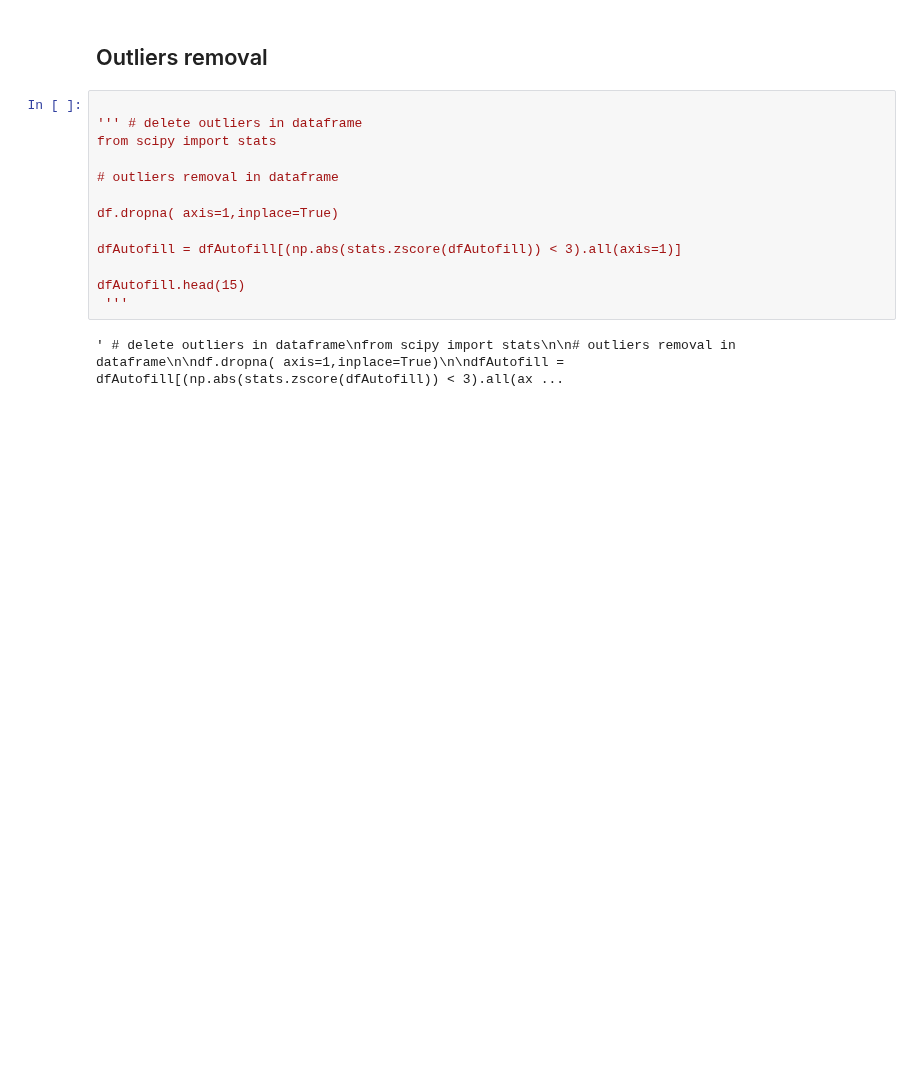
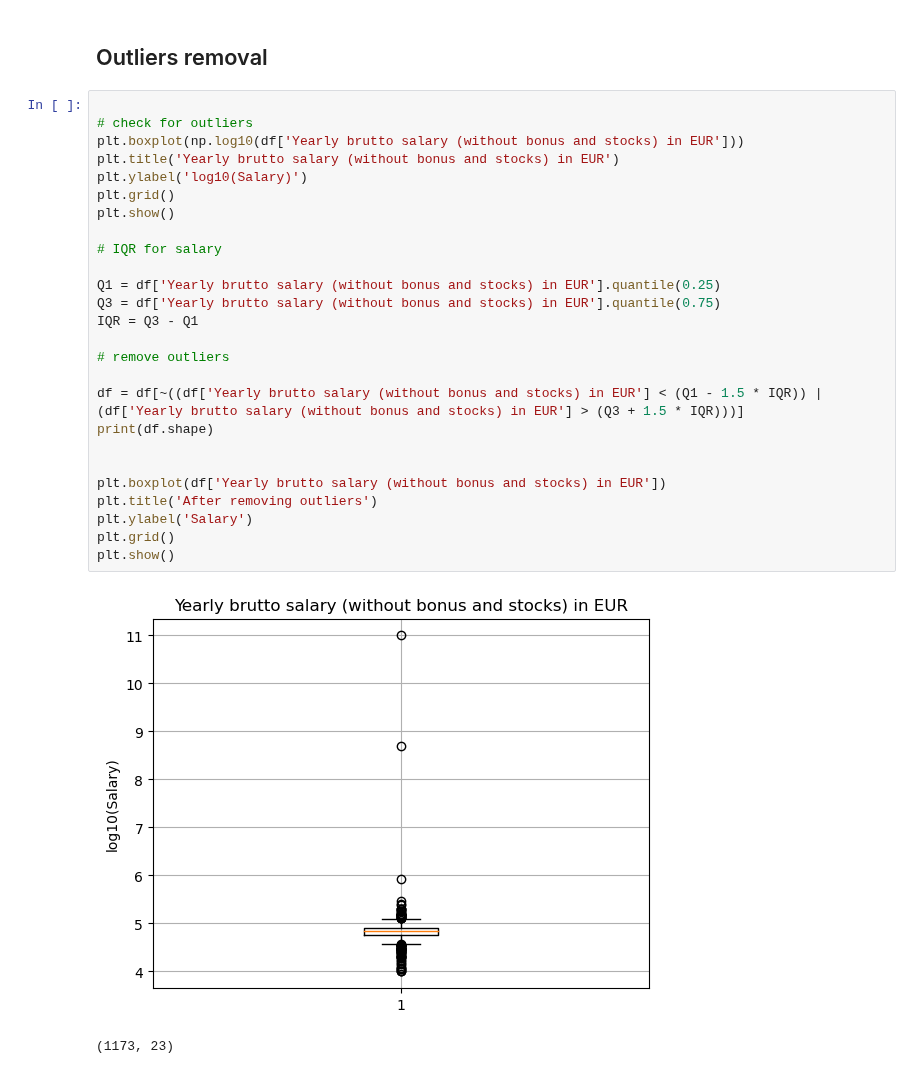
Before and after one commit to MatejMistik/upa-p2-data-analysis, a Jupyter notebook: main.ipynb, the cells around one changed output. Saved outputs shown, nothing was run; the diff lists cells and outputs as text; blank space fills up the shorter version.

```diff
--- a/main.ipynb
+++ b/main.ipynb
@@ -416,18 +475,32 @@ print(dfAutofill.head(15).to_markdown(tablefmt="grid"))
 +-----+---------------------+-------+----------+------------+----------------------+-----------------------------+----------------------------------+-------------------+------------------------------- ...
 # %% [markdown]
 ## Outliers removal
-# %%
-
-''' # delete outliers in dataframe
-from scipy import stats
-
-# outliers removal in dataframe
-
-df.dropna( axis=1,inplace=True)
-
-dfAutofill = dfAutofill[(np.abs(stats.zscore(dfAutofill)) < 3).all(axis=1)]
-
-dfAutofill.head(15)
- '''
-# %% [output]
-' # delete outliers in dataframe\nfrom scipy import stats\n\n# outliers removal in dataframe\n\ndf.dropna( axis=1,inplace=True)\n\ndfAutofill = dfAutofill[(np.abs(stats.zscore(dfAutofill)) < 3).all(ax ...
+# %%
+
+# check for outliers
+plt.boxplot(np.log10(df['Yearly brutto salary (without bonus and stocks) in EUR']))
+plt.title('Yearly brutto salary (without bonus and stocks) in EUR')
+plt.ylabel('log10(Salary)')
+plt.grid()
+plt.show()
+
+# IQR for salary
+
+Q1 = df['Yearly brutto salary (without bonus and stocks) in EUR'].quantile(0.25)
+Q3 = df['Yearly brutto salary (without bonus and stocks) in EUR'].quantile(0.75)
+IQR = Q3 - Q1
+
+# remove outliers
+
+df = df[~((df['Yearly brutto salary (without bonus and stocks) in EUR'] < (Q1 - 1.5 * IQR)) |(df['Yearly brutto salary (without bonus and stocks) in EUR'] > (Q3 + 1.5 * IQR)))]
+print(df.shape)
+
+
+plt.boxplot(df['Yearly brutto salary (without bonus and stocks) in EUR'])
+plt.title('After removing outliers')
+plt.ylabel('Salary')
+plt.grid()
+plt.show()
+# %% [output]
+[figure, added]
+(1173, 23)
```
Also changed, not shown: parts of 8 cells of this notebook.
